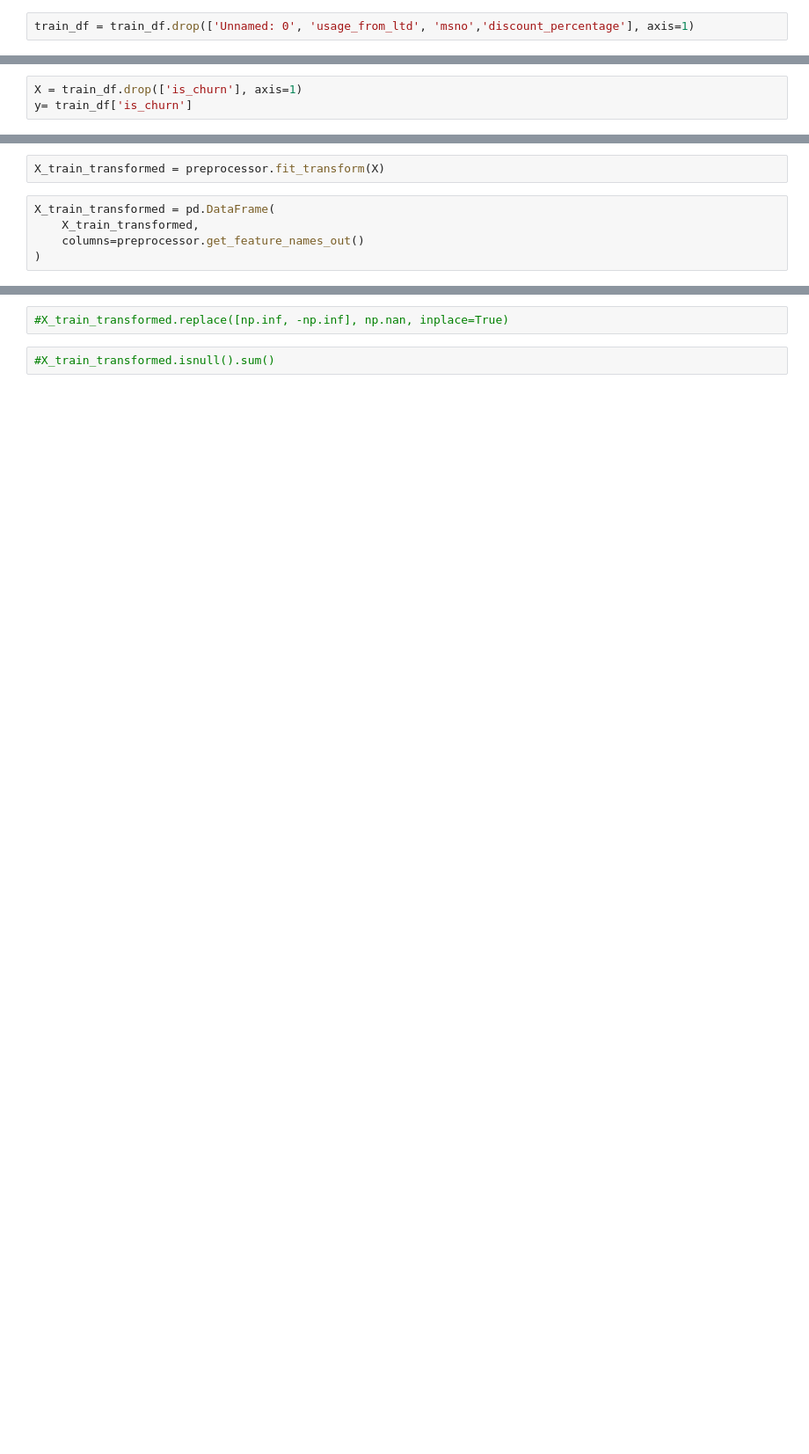
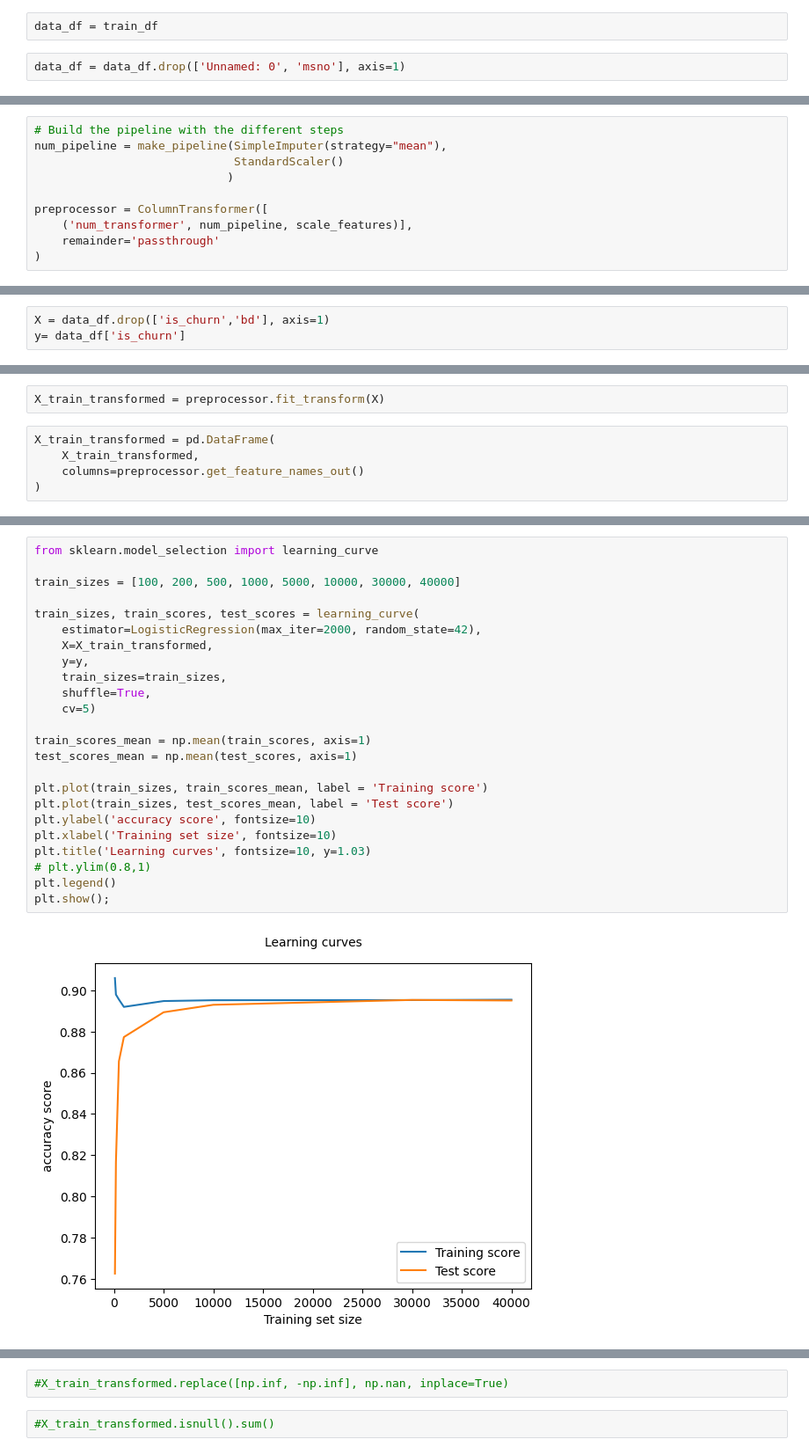
Before and after one commit to XavierLooyens/Churn_prediction, a Jupyter notebook: Pipeline_nzz.ipynb, the cells around one changed output, grey strips where cells are left out. Shown at 88% size. Saved outputs shown, nothing was run; the diff lists cells and outputs as text; blank space fills up the shorter version.

```diff
--- a/Pipeline_nzz.ipynb
+++ b/Pipeline_nzz.ipynb
@@ -70,2 +75,4 @@ memory usage: 859.8+ KB
+# %%
+data_df = train_df
 # %%
-train_df = train_df.drop(['Unnamed: 0', 'usage_from_ltd', 'msno','discount_percentage'], axis=1)
+data_df = data_df.drop(['Unnamed: 0', 'msno'], axis=1)
@@ -124,3 +134,13 @@ preprocessor = ColumnTransformer([
+# %%
+# Build the pipeline with the different steps
+num_pipeline = make_pipeline(SimpleImputer(strategy="mean"),
+                             StandardScaler()
+                            )
+
+preprocessor = ColumnTransformer([
+    ('num_transformer', num_pipeline, scale_features)],
+    remainder='passthrough'
+)
 # %%
 preprocessor
 # %% [output]
@@ -139,6 +160,6 @@ ColumnTransformer(remainder='passthrough',
 # %%
-X = train_df.drop(['is_churn'], axis=1)
-y= train_df['is_churn']
+X = data_df.drop(['is_churn','bd'], axis=1)
+y= data_df['is_churn']
 # %%
 preprocessor.fit(X)
 # %% [output]
@@ -211,0 +276,26 @@ After SMOTE, counts of label '0': 1752
+# %%
+from sklearn.model_selection import learning_curve
+
+train_sizes = [100, 200, 500, 1000, 5000, 10000, 30000, 40000]
+
+train_sizes, train_scores, test_scores = learning_curve(
+    estimator=LogisticRegression(max_iter=2000, random_state=42),
+    X=X_train_transformed,
+    y=y,
+    train_sizes=train_sizes,
+    shuffle=True,
+    cv=5)
+
+train_scores_mean = np.mean(train_scores, axis=1)
+test_scores_mean = np.mean(test_scores, axis=1)
+
+plt.plot(train_sizes, train_scores_mean, label = 'Training score')
+plt.plot(train_sizes, test_scores_mean, label = 'Test score')
+plt.ylabel('accuracy score', fontsize=10)
+plt.xlabel('Training set size', fontsize=10)
+plt.title('Learning curves', fontsize=10, y=1.03)
+# plt.ylim(0.8,1)
+plt.legend()
+plt.show();
+# %% [output]
+[figure, added]
```
Also changed, not shown: parts of 42 cells of this notebook, 13 other files.
